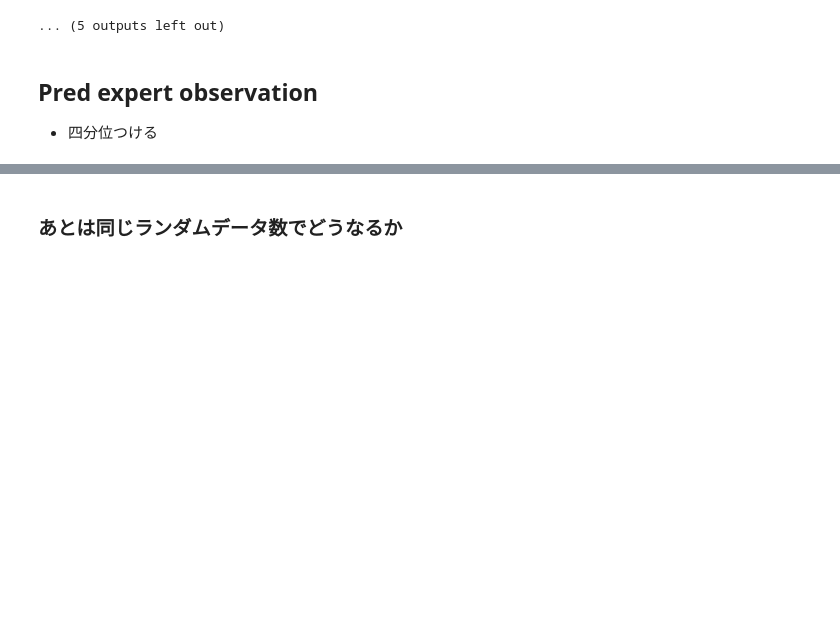
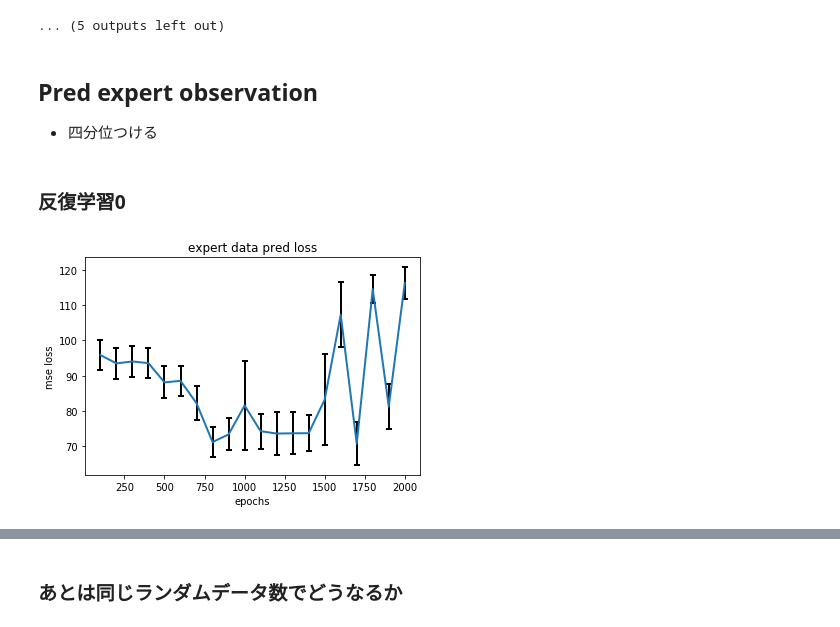
Before and after one commit to naruya/DSSM1d, a Jupyter notebook: eval.ipynb, the cells around one changed output, grey strips where cells are left out. Drawn from its saved outputs; the diff is of its cells as text; code cells hidden in the pictures; blank space fills up the shorter version.

```diff
--- a/eval.ipynb
+++ b/eval.ipynb
@@ -171,11 +184,11 @@ def eval_expert_loss(timestamp, load_epoch, param_path, data_path, show=False):
                       dtype=np.float32)
     traj_o = np.array([data[i][1] for i in range(len(data))],
                       dtype=np.float32)
-    print(traj_a.shape, traj_o.shape)
+    # print(traj_a.shape, traj_o.shape)
 
     scores = []
 
-    for trial in range(10):
+    for trial in range(5):
         epis_a = traj_a[trial]
         epis_o = traj_o[trial]
         o, true = epis_o[0], epis_o[1:301]
@@ -194,7 +207,7 @@ def eval_expert_loss(timestamp, load_epoch, param_path, data_path, show=False):
             a = torch.from_numpy(np.array([a]))
             y = model.step(a)[0]
             y = y.cpu().detach().numpy()
-            y = y * o_std + o_mean
+            # y = y * o_std + o_mean
 
             pred.append(y)
 
@@ -207,7 +220,38 @@ def eval_expert_loss(timestamp, load_epoch, param_path, data_path, show=False):
                 plt.legend()
                 plt.show()
 
-    score = np.mean(np.sum(np.power(np.array(pred - true), 2), axis=1))
-    scores.append(score)
+        true = (true - o_mean) / o_std
+        # plt.figure(figsize=(12,2))
+        # plt.plot(true[:100][10]); plt.plot(pred[:100][10]); plt.show()
+        # use angle (rad) only
+        # score = np.mean(np.sum(np.power(np.array(pred - true)[:,1:8], 2), axis=1))
+        # use angular velocity (rad/s) only
+        # score = np.mean(np.sum(np.power(np.array(pred - true)[:,10:17], 2), axis=1))
+        score = np.mean(np.sum(np.power(np.array(pred - true), 2), axis=1))
+        scores.append(score)
 
-    return np.mean(scores)
+    return np.mean(scores), np.std(scores)
+# %% [markdown]
+### 反復学習0
+# %%
+timestamp = "Feb26_08-06-04"
+param_path = "../data/loop0/param.pkl"
+data_path = "../data/data_expert.pkl"
+mean_hist = []
+std_hist = []
+
+for i in range(20):
+    print(i, end=" ")
+    mean, std = eval_expert_loss(timestamp, (i+1)*100, param_path, data_path)
+    mean_hist.append(mean)
+    std_hist.append(std)
+
+plt.errorbar([(i+1)*100 for i in range(20)],
+             mean_hist, yerr=std_hist,
+             capsize=3, ecolor="black", linewidth=2, capthick=2)
+plt.title("expert data pred loss")
+plt.xlabel("epochs")
+plt.ylabel("mse loss")
+plt.show()
+# %% [output]
+[figure, added]
```
Also changed, not shown: parts of 18 cells of this notebook.
